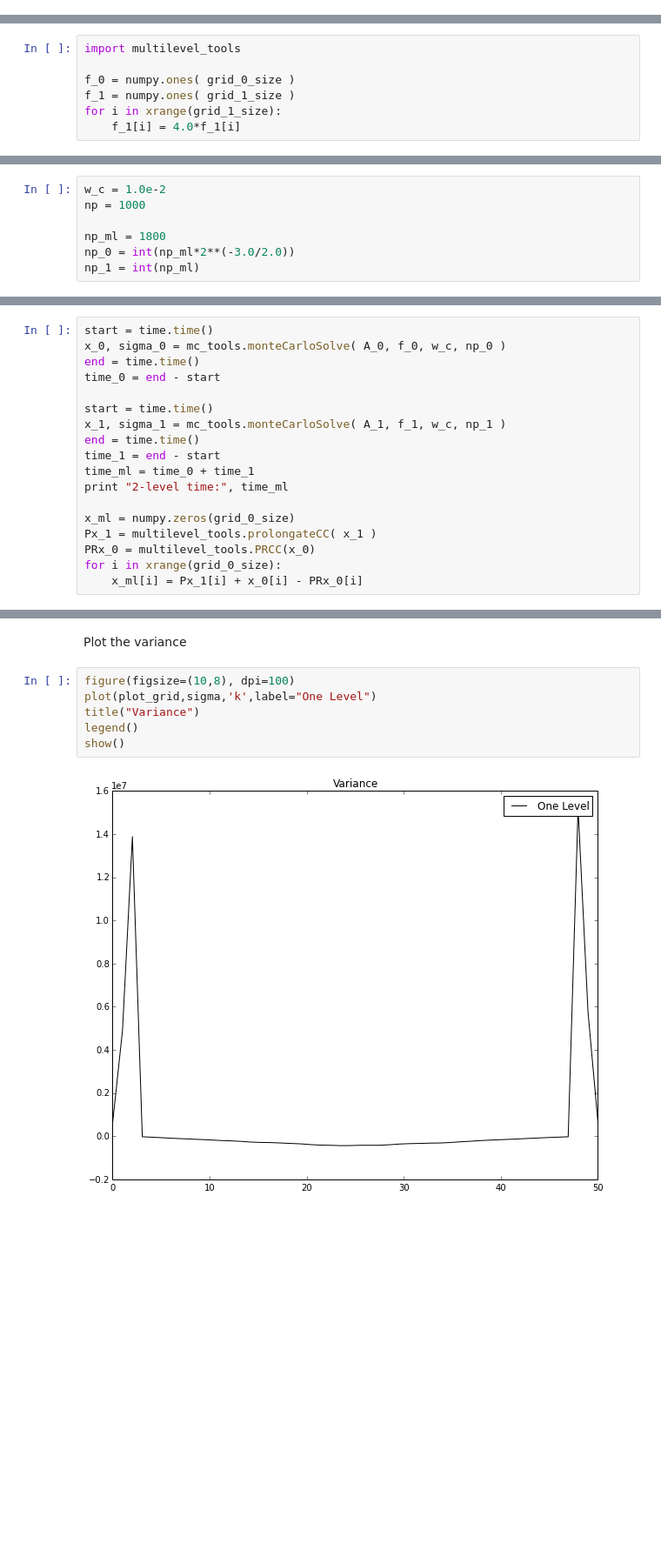
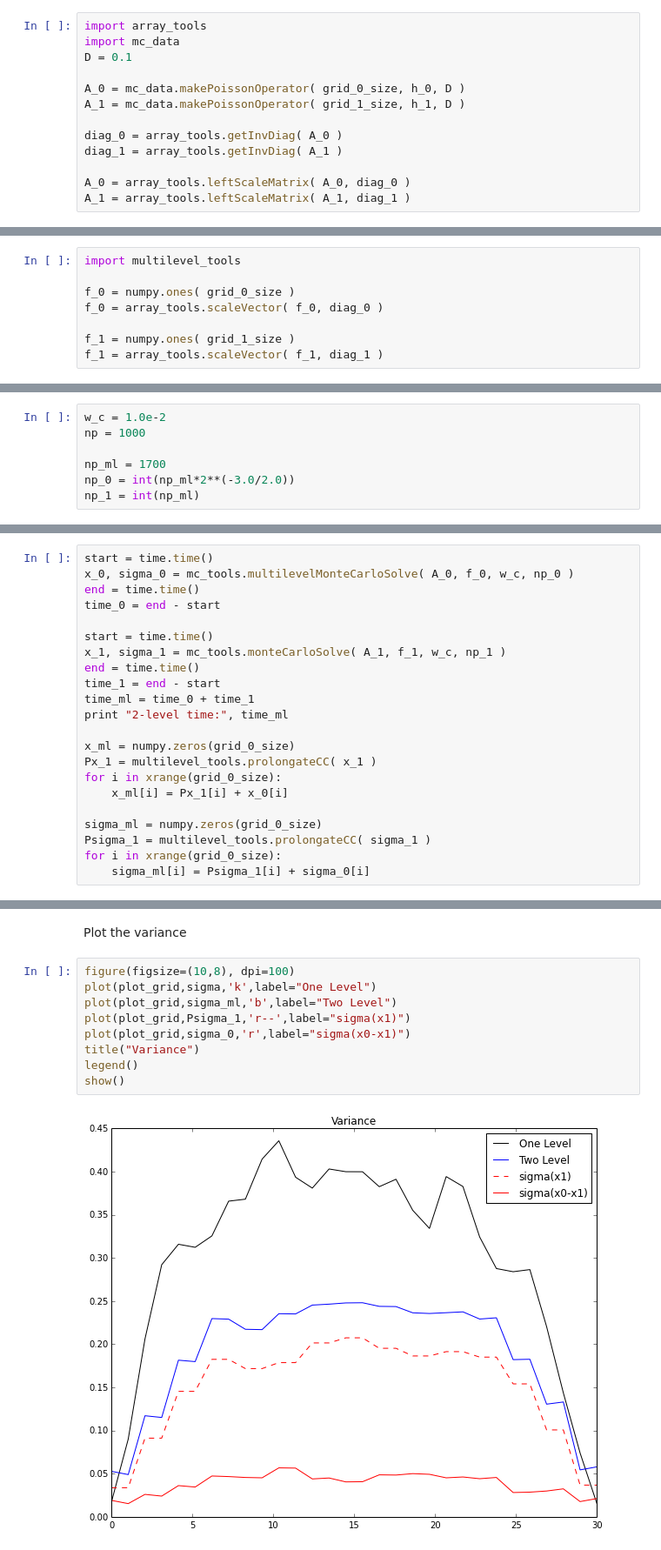
Before and after one commit to ORNL-CEES/MCREX, a Jupyter notebook: notebooks/stuart/two_level_mc.ipynb, the cells around one changed output, grey strips where cells are left out. Shown at 87% size. Drawn from its saved outputs; the diff is of its cells as text; blank space fills up the shorter version.

Commit message:
fixing scaling issues for added parabolic term in two-level mc notebook

```diff
--- a/notebooks/stuart/two_level_mc.ipynb
+++ b/notebooks/stuart/two_level_mc.ipynb
@@ -78 +77,14 @@ A_1 = mc_data.makePoissonOperator( grid_1_size )
+# %%
+import array_tools
+import mc_data
+D = 0.1
+
+A_0 = mc_data.makePoissonOperator( grid_0_size, h_0, D )
+A_1 = mc_data.makePoissonOperator( grid_1_size, h_1, D )
+
+diag_0 = array_tools.getInvDiag( A_0 )
+diag_1 = array_tools.getInvDiag( A_1 )
+
+A_0 = array_tools.leftScaleMatrix( A_0, diag_0 )
+A_1 = array_tools.leftScaleMatrix( A_1, diag_1 )
 # %% [markdown]
@@ -81,9 +93,10 @@ Next make a forcing term. Choose a forcing term of unity to make it simple to de
 import multilevel_tools
 
 f_0 = numpy.ones( grid_0_size )
+f_0 = array_tools.scaleVector( f_0, diag_0 )
+
 f_1 = numpy.ones( grid_1_size )
-for i in xrange(grid_1_size):
-    f_1[i] = 4.0*f_1[i]
+f_1 = array_tools.scaleVector( f_1, diag_1 )
 # %% [markdown]
 ## Monte Carlo Solution
 # %% [markdown]
@@ -92,7 +105,7 @@ Set the weight cutoff and number of histories to compute on each grid.
 w_c = 1.0e-2
 np = 1000
 
-np_ml = 1800
+np_ml = 1700
 np_0 = int(np_ml*2**(-3.0/2.0))
 np_1 = int(np_ml)
 # %% [markdown]
@@ -112,7 +125,7 @@ print "1-level time:", time_x
 Now compute the multilevel solution using Giles' estimator
 # %%
 start = time.time()
-x_0, sigma_0 = mc_tools.monteCarloSolve( A_0, f_0, w_c, np_0 )
+x_0, sigma_0 = mc_tools.multilevelMonteCarloSolve( A_0, f_0, w_c, np_0 )
 end = time.time()
 time_0 = end - start
 
@@ -125,7 +138,11 @@ print "2-level time:", time_ml
 
 x_ml = numpy.zeros(grid_0_size)
 Px_1 = multilevel_tools.prolongateCC( x_1 )
-PRx_0 = multilevel_tools.PRCC(x_0)
 for i in xrange(grid_0_size):
-    x_ml[i] = Px_1[i] + x_0[i] - PRx_0[i]
+    x_ml[i] = Px_1[i] + x_0[i]
+
+sigma_ml = numpy.zeros(grid_0_size)
+Psigma_1 = multilevel_tools.prolongateCC( sigma_1 )
+for i in xrange(grid_0_size):
+    sigma_ml[i] = Psigma_1[i] + sigma_0[i]
 # %% [output]
@@ -190,8 +214,11 @@ Plot the variance
 # %%
 figure(figsize=(10,8), dpi=100)
 plot(plot_grid,sigma,'k',label="One Level")
+plot(plot_grid,sigma_ml,'b',label="Two Level")
+plot(plot_grid,Psigma_1,'r--',label="sigma(x1)")
+plot(plot_grid,sigma_0,'r',label="sigma(x0-x1)")
 title("Variance")
 legend()
 show()
 # %% [output]
-[figure, old version]
+[figure, new version]
```
Also changed, not shown: parts of 10 cells of this notebook, 3 other files.
